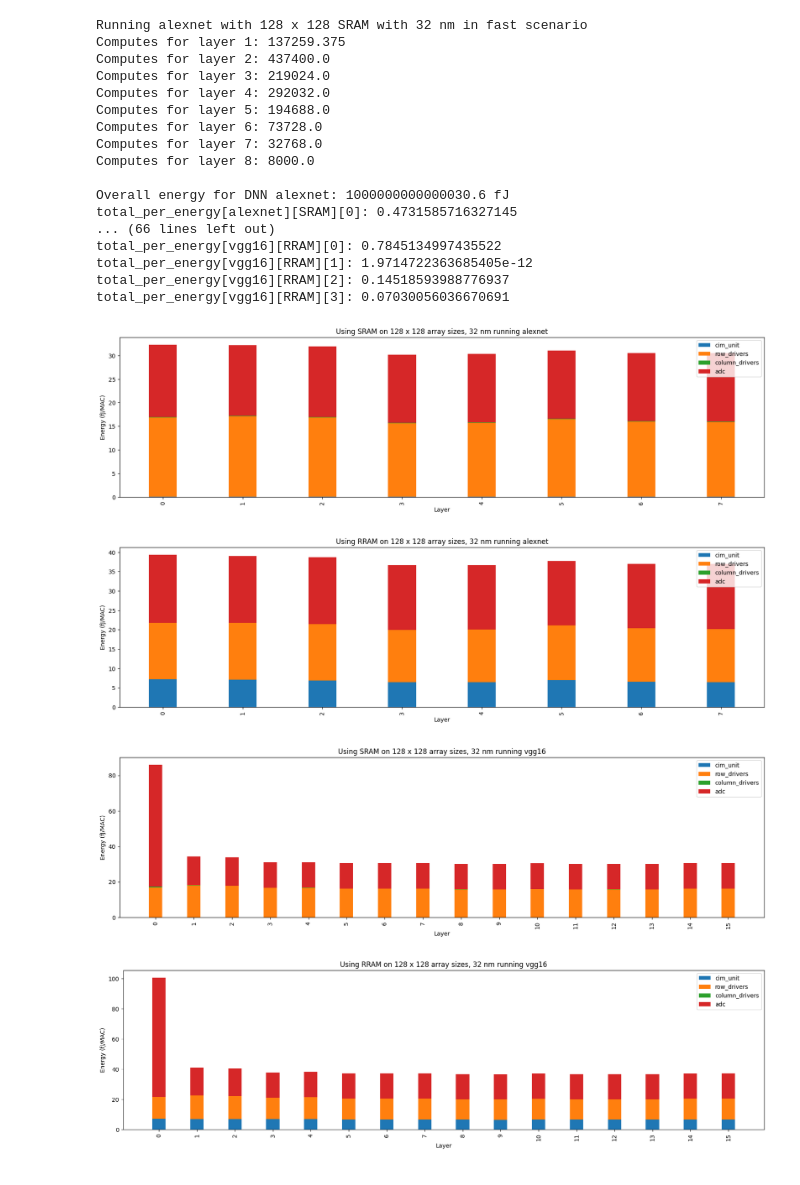
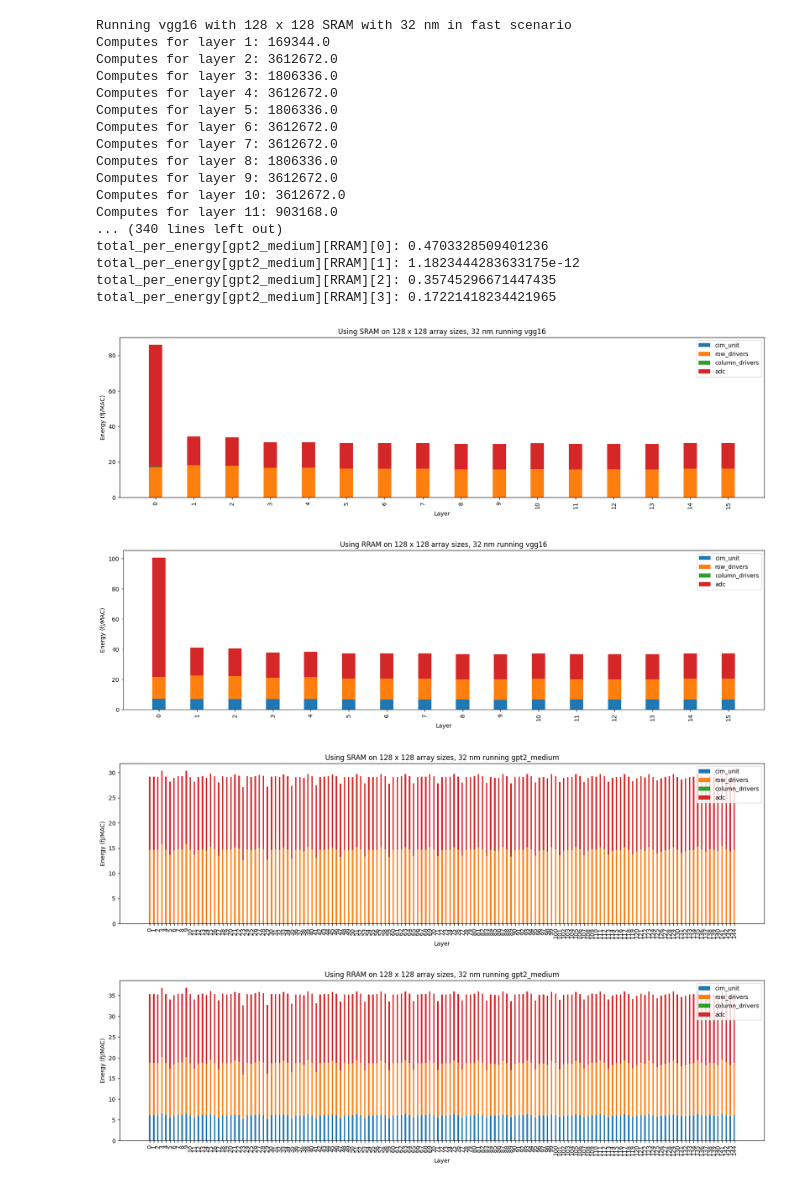
Before and after one commit to kmkluaymaii/CiM_Carbon_Analysis, a Jupyter notebook: tutorials/DNN-comparisons.ipynb, the cells around one changed output. Drawn from its saved outputs; the diff is of its cells as text; code cells hidden in the pictures.

```diff
--- a/tutorials/DNN-comparisons.ipynb
+++ b/tutorials/DNN-comparisons.ipynb
@@ -29,7 +29,7 @@ path_list = [SRAM_PATH, RRAM_PATH]
 tech_node = 32
 time = "fast"
 
-dnn_list = ["alexnet", "vgg16"]
+dnn_list = ["vgg16", "gpt2_medium"]
 for DNN in dnn_list:
     dnn_layer = dnn_layers.get(DNN, None)
     def create_layer_directory(base_output_dir: str, architecture: str, layer: int) -> str:
@@ -177,7 +177,7 @@ for DNN in dnn_list:
                         cycle = cycle_stat.split(' ')[1]
                         cycles += float(cycle)
 
-                if j < 16:
+                if j < dnn_layer-1:
                     with open(art_file, 'r') as file:
                         data = yaml.safe_load(file)
 
@@ -337,54 +337,54 @@ for DNN in dnn_list:
             total_col_energy = total_col_energy * 1e15
             total_row_energy = total_row_energy * 1e15
             total_cim_unit_energy = total_cim_unit_energy * 1e15
             total_energy = total_adc_energy + total_col_energy + total_row_energy + total_cim_unit_energy
 
             total_adc_energy = total_adc_energy/total_energy
             total_col_energy = total_col_energy/total_energy
             total_row_energy = total_row_energy/total_energy
             total_cim_unit_energy = total_cim_unit_energy/total_energy
 
             total_per_energy[(DNN, path)] = [total_adc_energy, total_col_energy, total_row_energy, total_cim_unit_energy]
 
         # Display overall energy
         print(f"Overall energy for DNN {DNN}: {total_energy} fJ")
 
         for i in range(4):
             print(f"total_per_energy[{DNN}][{path.split('/')[-1].split('_')[0].upper()}][{i}]: {total_per_energy[(DNN,path)][i]}")
         print()
 
         # Display an energy breakdown for each layer as a bar chart. Display normalized per-MAC and per-layer energy.
         fig, ax = plt.subplots(figsize=(20, 5))
 
         bar_stacked(
             {i: r.per_compute("per_component_energy") * 1e15 for i, r in enumerate(results)},
             title= f"Using {path.split('/')[-1].split('_')[0].upper()} on {array_sizes} x {array_sizes} array sizes, {tech_node} nm running {DNN}",
             xlabel="Layer",
             ylabel="Energy (fJ/MAC)",
             ax=ax,
         )
 # %% [output]
-Running alexnet with 128 x 128 SRAM with 32 nm in fast scenario
-Computes for layer 1: 137259.375
-Computes for layer 2: 437400.0
-Computes for layer 3: 219024.0
-Computes for layer 4: 292032.0
-Computes for layer 5: 194688.0
-Computes for layer 6: 73728.0
-Computes for layer 7: 32768.0
-Computes for layer 8: 8000.0
-
-Overall energy for DNN alexnet: 1000000000000030.6 fJ
-total_per_energy[alexnet][SRAM][0]: 0.4731585716327145
-... (66 lines left out)
-total_per_energy[vgg16][RRAM][0]: 0.7845134997435522
-total_per_energy[vgg16][RRAM][1]: 1.9714722363685405e-12
-total_per_energy[vgg16][RRAM][2]: 0.14518593988776937
-total_per_energy[vgg16][RRAM][3]: 0.07030056036670691
+Running vgg16 with 128 x 128 SRAM with 32 nm in fast scenario
+Computes for layer 1: 169344.0
+Computes for layer 2: 3612672.0
+Computes for layer 3: 1806336.0
+Computes for layer 4: 3612672.0
+Computes for layer 5: 1806336.0
+Computes for layer 6: 3612672.0
+Computes for layer 7: 3612672.0
+Computes for layer 8: 1806336.0
+Computes for layer 9: 3612672.0
+Computes for layer 10: 3612672.0
+Computes for layer 11: 903168.0
+... (340 lines left out)
+total_per_energy[gpt2_medium][RRAM][0]: 0.4703328509401236
+total_per_energy[gpt2_medium][RRAM][1]: 1.1823444283633175e-12
+total_per_energy[gpt2_medium][RRAM][2]: 0.35745296671447435
+total_per_energy[gpt2_medium][RRAM][3]: 0.17221418234421965
-[figure, old version]
+[figure, new version]
-[figure, old version]
+[figure, new version]
-[figure, old version]
+[figure, new version]
-[figure, old version]
+[figure, new version]
 # %%
 display_markdown(
     """
```
Also changed, not shown: parts of 5 cells of this notebook.
